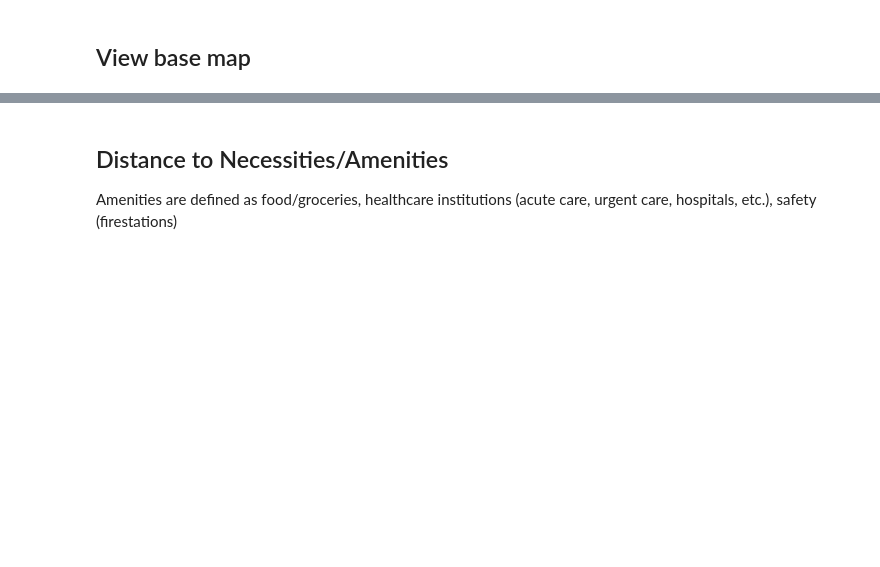
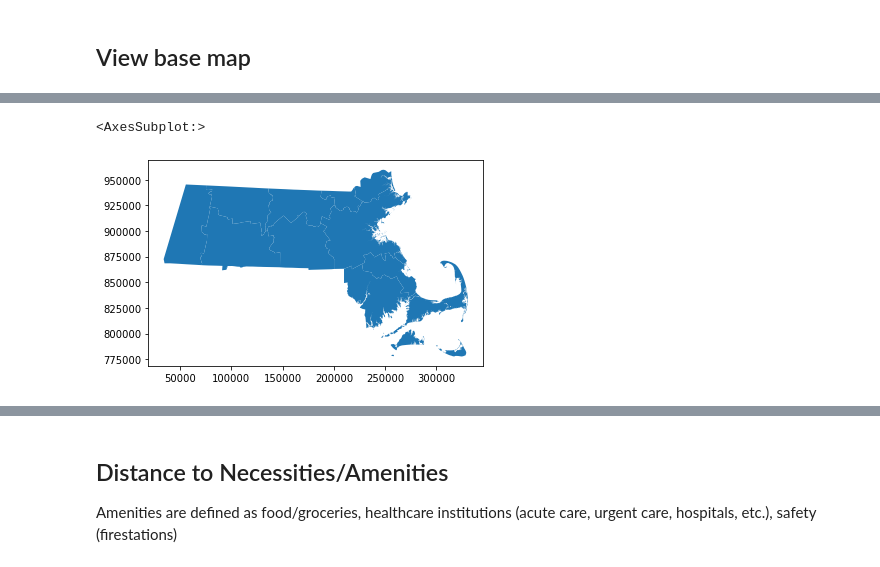
Before and after one commit to jcheng02/uep239-final-project, a Jupyter notebook: jcheng02_uep239_final_project.ipynb, the cells around one changed output, grey strips where cells are left out. Cells and saved outputs as stored; diff of their text form; code cells hidden in the pictures; blank space fills up the shorter version.

```diff
--- a/jcheng02_uep239_final_project.ipynb
+++ b/jcheng02_uep239_final_project.ipynb
@@ -81,0 +162,6 @@ ma_zcta.plot()
+# %%
+mpo = mpo.to_crs('epsg:6491')
+mpo.plot()
+# %% [output]
+<AxesSubplot:>
+[figure, new version]
```
Also changed, not shown: parts of 15 cells of this notebook.
